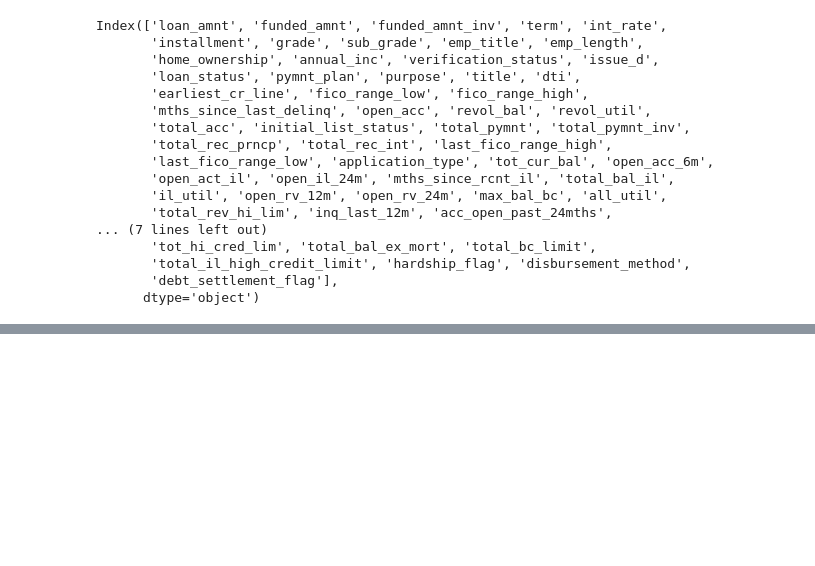
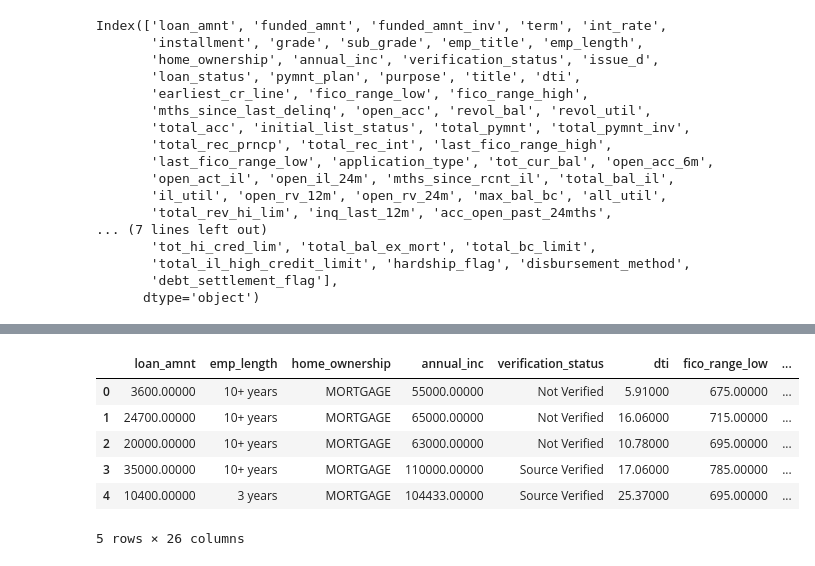
Before and after one commit to nitishsingh158/WokeRUs, a Jupyter notebook: lending_data.ipynb, the cells around one changed output, grey strips where cells are left out. Cells and saved outputs as stored; diff of their text form; code cells hidden in the pictures; blank space fills up the shorter version.

```diff
--- a/lending_data.ipynb
+++ b/lending_data.ipynb
@@ -581,0 +557,10 @@ dictionary[dictionary['LoanStatNew'].apply(lambda x: x in accepted_clean.columns
+# %%
+accepted_clean.head()
+# %% [output]
+|  | loan_amnt | emp_length | home_ownership | annual_inc | verification_status | dti | fico_range_low | ... |
+| 0 | 3600.00000 | 10+ years | MORTGAGE | 55000.00000 | Not Verified | 5.91000 | 675.00000 | ... |
+| 1 | 24700.00000 | 10+ years | MORTGAGE | 65000.00000 | Not Verified | 16.06000 | 715.00000 | ... |
+| 2 | 20000.00000 | 10+ years | MORTGAGE | 63000.00000 | Not Verified | 10.78000 | 695.00000 | ... |
+| 3 | 35000.00000 | 10+ years | MORTGAGE | 110000.00000 | Source Verified | 17.06000 | 785.00000 | ... |
+| 4 | 10400.00000 | 3 years | MORTGAGE | 104433.00000 | Source Verified | 25.37000 | 695.00000 | ... |
+5 rows × 26 columns
```
Also changed, not shown: parts of 20 cells of this notebook.
